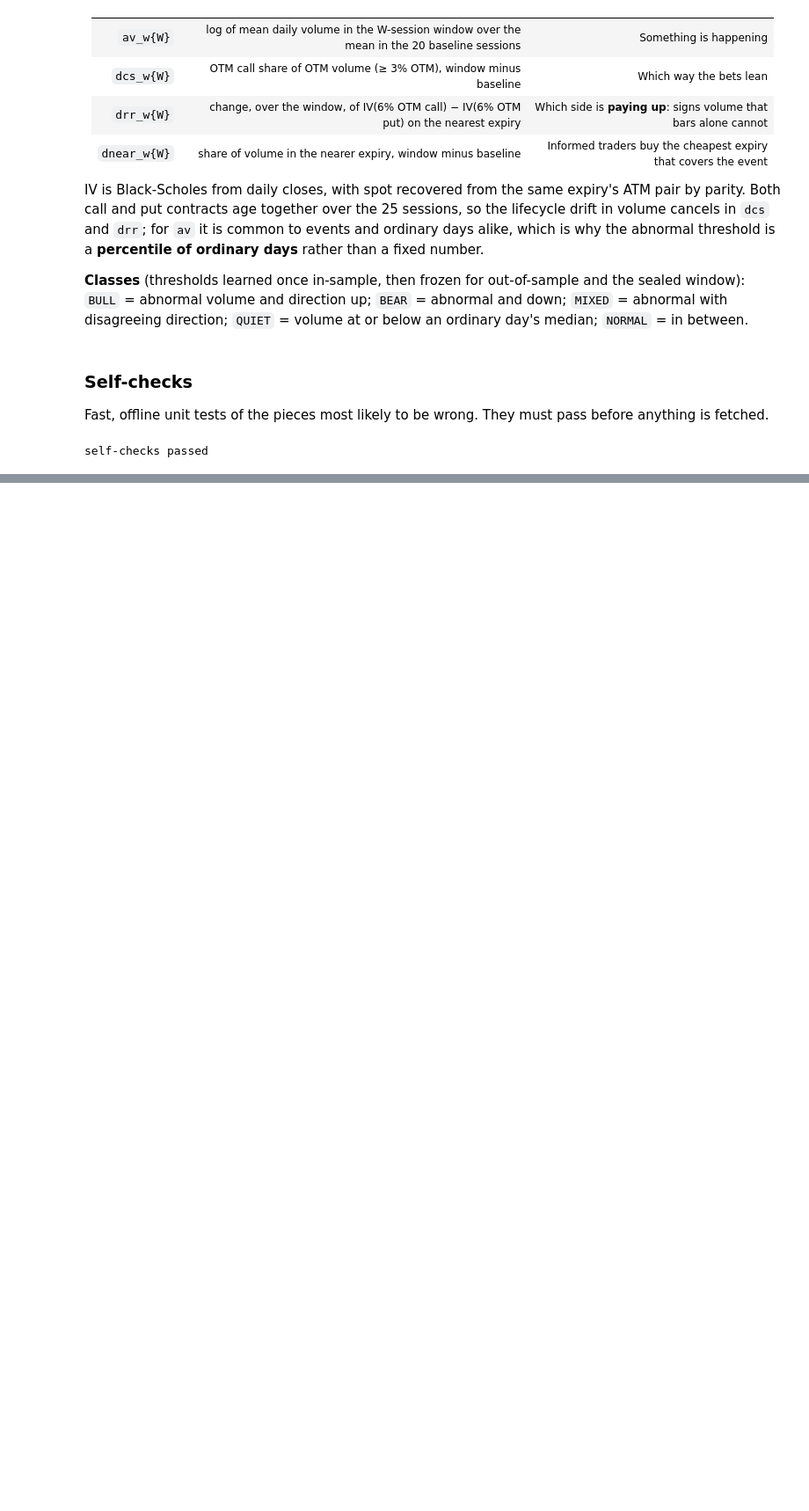
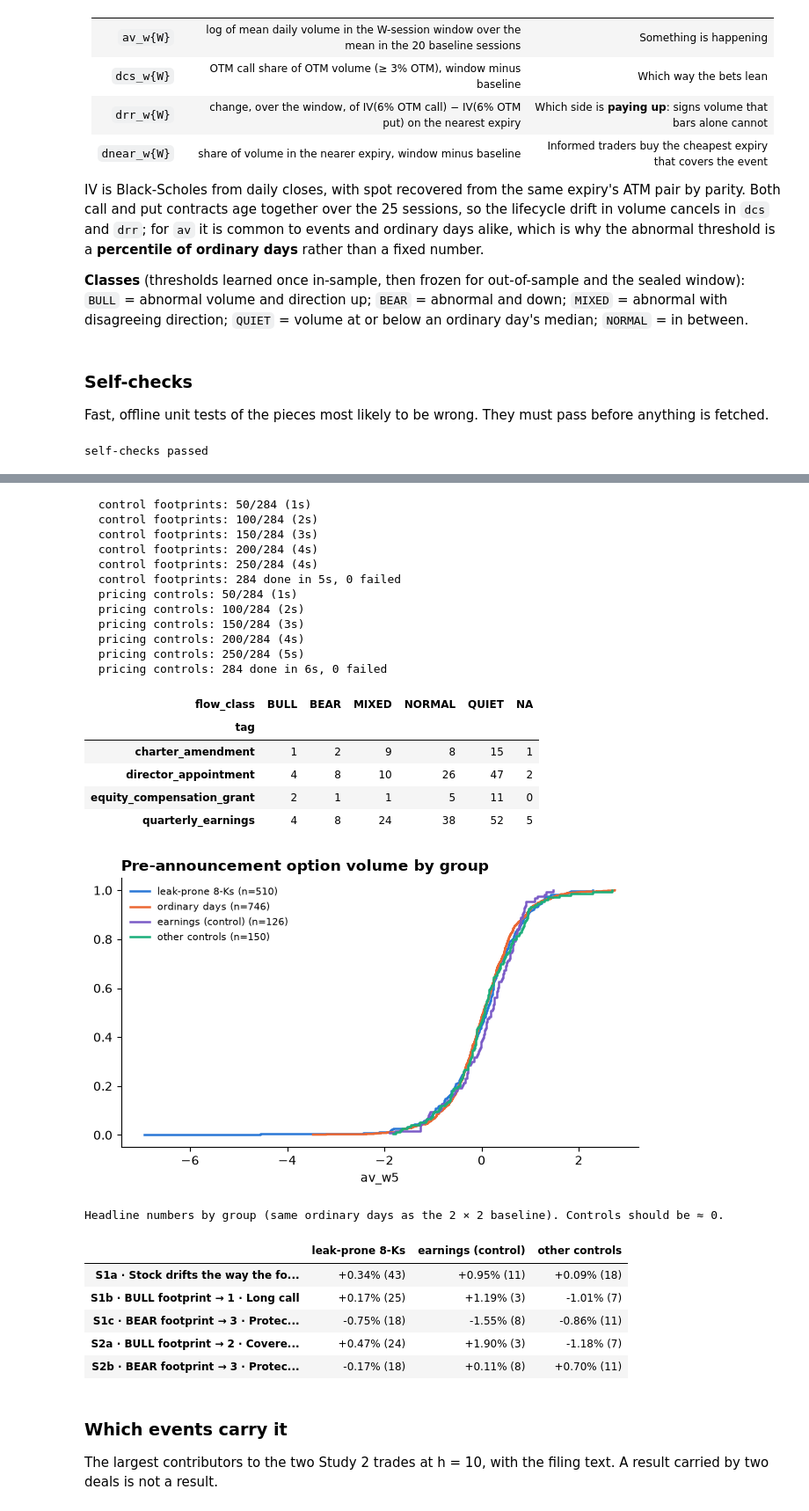
Before and after one commit to lalitboyapati/GQHacks, a Jupyter notebook: massive/gqh-massive-8k-starter/footprints-before-the-8k.ipynb, the cells around one changed output, grey strips where cells are left out. Shown at 88% size. Cells and saved outputs as stored; diff of their text form; code cells hidden in the pictures; blank space fills up the shorter version.

```diff
--- a/massive/gqh-massive-8k-starter/footprints-before-the-8k.ipynb
+++ b/massive/gqh-massive-8k-starter/footprints-before-the-8k.ipynb
@@ -1564,0 +1549,63 @@ Sealed window 2023-06-01..2023-08-31 not run. Judges: set RUN_HOLDOUT = True.
+# %%
+if RUN_NEGATIVE_CONTROLS:
+    ctrl = limit_events(control_events, MAX_EVENTS)
+    ctrl_flow = add_flow(ctrl, "t_ann", "control footprints")
+    ctrl_flow["flow_class"] = classify(ctrl_flow, TH)
+    ctrl_priced, _ = price_events(ctrl, label="pricing controls")
+    ctrl_r = tag_results(evaluate(ctrl_priced), ctrl_flow)
+    display(ctrl_flow.groupby("tag").flow_class.value_counts().unstack().reindex(columns=CLASSES).fillna(0).astype(int))
+
+    fig, ax = plt.subplots(figsize=(6.5, 4))
+    ecdf(ax, ev_flow[f"av_w{TH['W']}"], "leak-prone 8-Ks")
+    ecdf(ax, pl_flow[f"av_w{TH['W']}"], "ordinary days")
+    ecdf(ax, ctrl_flow.loc[ctrl_flow.tag == "quarterly_earnings", f"av_w{TH['W']}"], "earnings (control)")
+    ecdf(ax, ctrl_flow.loc[ctrl_flow.tag != "quarterly_earnings", f"av_w{TH['W']}"], "other controls")
+    ax.set_title("Pre-announcement option volume by group", loc="left", fontweight="bold")
+    ax.set_xlabel(f"av_w{TH['W']}")
+    ax.legend(frameon=False, fontsize=8)
+    ax.spines[["top", "right"]].set_visible(False)
+    plt.tight_layout()
+    plt.show()
+
+    groups = {"leak-prone 8-Ks": ev_r, "earnings (control)": ctrl_r[ctrl_r.tag == "quarterly_earnings"],
+              "other controls": ctrl_r[ctrl_r.tag != "quarterly_earnings"]}
+    ctrl_tbl = {}
+    for name, r in groups.items():
+        t = family_table(r, pl_r, n_perm=0)
+        ctrl_tbl[name] = [f"{_p(x.est, x.ci_lo, x.ci_hi)} ({x.nA})" for _, x in t.iterrows()]
+    print("Headline numbers by group (same ordinary days as the 2 × 2 baseline). Controls should be ≈ 0.")
+    display(pd.DataFrame(ctrl_tbl, index=[f"{i} · {c}" for i, c in zip(fam_in.index, fam_in.claim)]))
+else:
+    print("Skipped (RUN_NEGATIVE_CONTROLS = False).")
+# %% [output]
+  control footprints: 50/284 (1s)
+  control footprints: 100/284 (2s)
+  control footprints: 150/284 (3s)
+  control footprints: 200/284 (4s)
+  control footprints: 250/284 (4s)
+  control footprints: 284 done in 5s, 0 failed
+  pricing controls: 50/284 (1s)
+  pricing controls: 100/284 (2s)
+  pricing controls: 150/284 (3s)
+  pricing controls: 200/284 (4s)
+  pricing controls: 250/284 (5s)
+  pricing controls: 284 done in 6s, 0 failed
+| flow_class | BULL | BEAR | MIXED | NORMAL | QUIET | NA |
+| tag |  |  |  |  |  |  |
+| charter_amendment | 1 | 2 | 9 | 8 | 15 | 1 |
+| director_appointment | 4 | 8 | 10 | 26 | 47 | 2 |
+| equity_compensation_grant | 2 | 1 | 1 | 5 | 11 | 0 |
+| quarterly_earnings | 4 | 8 | 24 | 38 | 52 | 5 |
+[figure, added]
+Headline numbers by group (same ordinary days as the 2 × 2 baseline). Controls should be ≈ 0.
+|  | leak-prone 8-Ks | earnings (control) | other controls |
+| S1a · Stock drifts the way the fo... | +0.34% (43) | +0.95% (11) | +0.09% (18) |
+| S1b · BULL footprint → 1 · Long call | +0.17% (25) | +1.19% (3) | -1.01% (7) |
+| S1c · BEAR footprint → 3 · Protec... | -0.75% (18) | -1.55% (8) | -0.86% (11) |
+| S2a · BULL footprint → 2 · Covere... | +0.47% (24) | +1.90% (3) | -1.18% (7) |
+| S2b · BEAR footprint → 3 · Protec... | -0.17% (18) | +0.11% (8) | +0.70% (11) |
+# %% [markdown]
+### Which events carry it
+
+The largest contributors to the two Study 2 trades at h = 10, with the filing text. A result carried by
+two deals is not a result.
```
Also changed, not shown: parts of 50 cells of this notebook, 1 other file.
